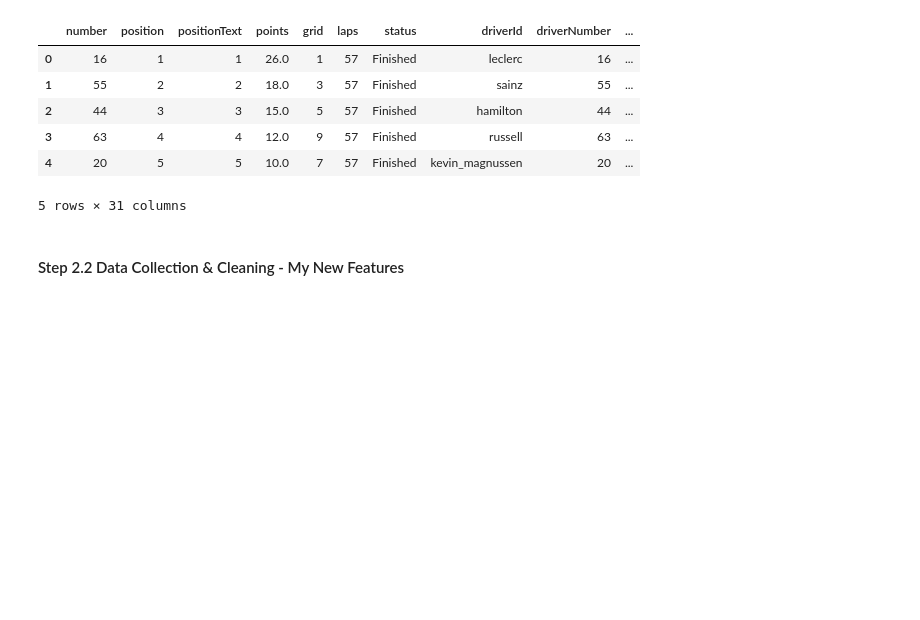
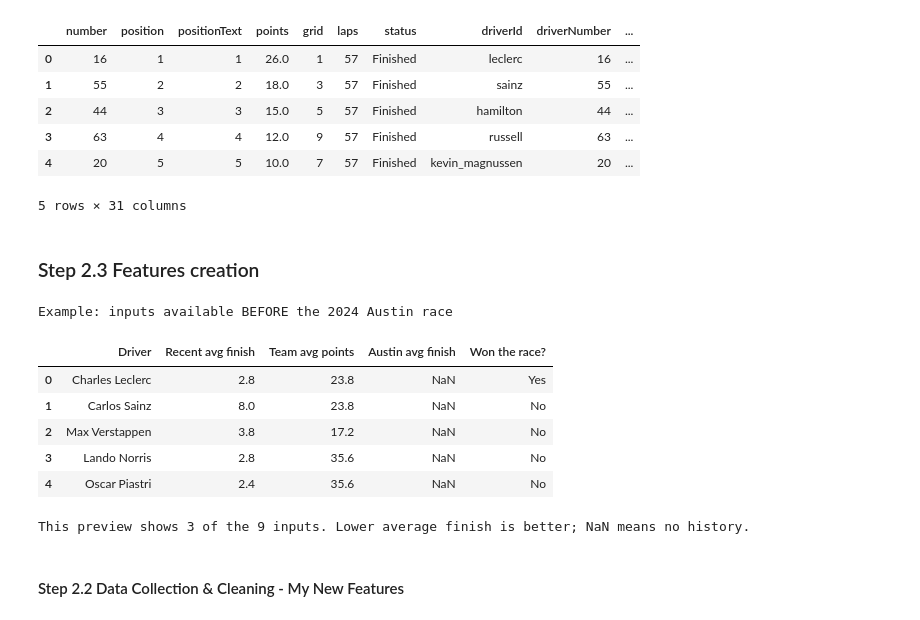
Before and after one commit to RobertMatei35/DataScienceProjects, a Jupyter notebook: Intermediate/Formula1/AustinGP_WinnerPredictor/Austin_GP_Winner_Predictor_MyTry.ipynb, the cells around one changed output. Drawn from its saved outputs; the diff is of its cells as text; code cells hidden in the pictures; blank space fills up the shorter version.

Commit message:
Add recent form features from original notebook

```diff
--- a/Intermediate/Formula1/AustinGP_WinnerPredictor/Austin_GP_Winner_Predictor_MyTry.ipynb
+++ b/Intermediate/Formula1/AustinGP_WinnerPredictor/Austin_GP_Winner_Predictor_MyTry.ipynb
@@ -126,6 +127,68 @@ history.head()
 | 3 | 63 | 4 | 4 | 12.0 | 9 | 57 | Finished | russell | 63 | ... |
 | 4 | 20 | 5 | 5 | 10.0 | 7 | 57 | Finished | kevin_magnussen | 20 | ... |
 5 rows × 31 columns
+# %% [markdown]
+### Step 2.3 Features creation
+# %%
+FEATURES = ['driver_finish_5', 'driver_points_5', 'driver_win_rate_5',
+            'driver_podium_rate_5', 'team_points_5', 'team_win_rate_5',
+            'circuit_finish_3', 'circuit_win_rate_3', 'driver_history_count']
+
+drivers = defaultdict(lambda: deque(maxlen=5))
+teams = defaultdict(lambda: deque(maxlen=5))
+circuits = defaultdict(lambda: deque(maxlen=3))
+
+def avg(records, column):
+    return float(np.mean([r[column] for r in records])) if records else np.nan
+
+def features(driver, team, circuit):
+    d, t, c = drivers[driver], teams[team], circuits[circuit]
+    return dict(zip(FEATURES, [avg(d, 'finish'), avg(d, 'points'), avg(d, 'win'),
+                    avg(d, 'podium'), avg(t, 'points'), avg(t, 'win'), avg(c, 'finish'),
+                    avg(c, 'win'), len(d)]))
+
+rows = []
+
+for (season, rnd), race in history.groupby(['season', 'round'], sort=True):
+    for _, r in race.iterrows():
+        rows.append({**features(r.driverId, r.constructorId, r.circuitId),
+                     'season': int(season), 'round':int(rnd),
+                     'race_id': f'{season}-{rnd}', 'raceName': r.raceName,
+                     'circuitId': r.circuitId, 'driverId': r.driverId,
+                     'driver':f'{r.givenName} {r.familyName}', 'won':int(r.position == 1)})
+    for _, r in race.iterrows():
+        record = dict(finish=float(r.position), points=float(r.points),
+                      win=int(r.position == 1), podium=int(r.position <= 3))
+        drivers[r.driverId].append(record)
+        circuits[(r.driverId, r.circuitId)].append(record)
+    for team, team_race in race.groupby('constructorId'):
+        teams[team].append(dict(points=float(team_race.points.sum()),
+                                win=int(team_race.position.eq(1).any())))
+
+data = pd.DataFrame(rows)
+data = data.loc[data.season > START_YEAR].copy()
+
+austin_examples = data.loc[data.circuitId.eq('americas')]
+
+austin_examples.head()
+
+preview = austin_examples.loc[austin_examples.season.eq(austin_examples.season.max())].head(5)
+print('Example: inputs available BEFORE the', int(preview.season.iloc[0]), 'Austin race')
+display(preview[['driver','driver_finish_5','team_points_5','circuit_finish_3','won']]
+        .rename(columns={'driver':'Driver','driver_finish_5':'Recent avg finish',
+                         'team_points_5':'Team avg points','circuit_finish_3':'Austin avg finish',
+                         'won':'Won the race?'})
+        .replace({'Won the race?':{0:'No',1:'Yes'}}).round(1).reset_index(drop=True))
+print('This preview shows 3 of the 9 inputs. Lower average finish is better; NaN means no history.')
+# %% [output]
+Example: inputs available BEFORE the 2024 Austin race
+|  | Driver | Recent avg finish | Team avg points | Austin avg finish | Won the race? |
+| 0 | Charles Leclerc | 2.8 | 23.8 | NaN | Yes |
+| 1 | Carlos Sainz | 8.0 | 23.8 | NaN | No |
+| 2 | Max Verstappen | 3.8 | 17.2 | NaN | No |
+| 3 | Lando Norris | 2.8 | 35.6 | NaN | No |
+| 4 | Oscar Piastri | 2.4 | 35.6 | NaN | No |
+This preview shows 3 of the 9 inputs. Lower average finish is better; NaN means no history.
 # %% [markdown]
 #### Step 2.2 Data Collection & Cleaning - My New Features
 # %%
```
Also changed, not shown: parts of 1 cell of this notebook.
